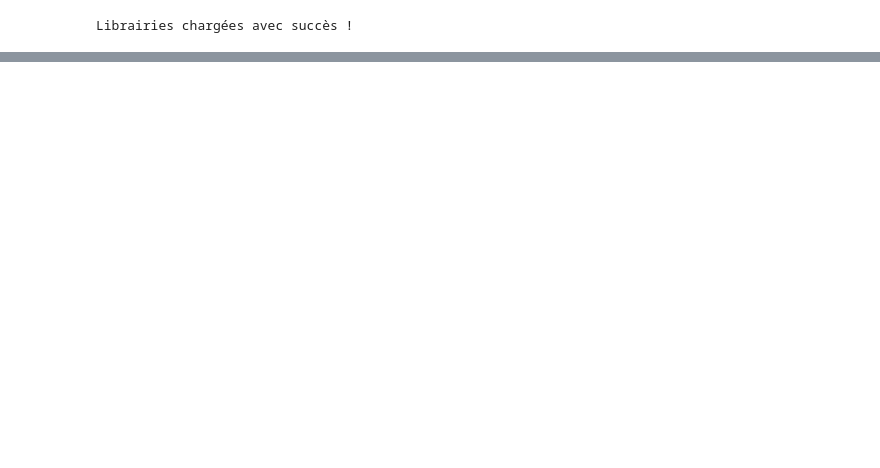
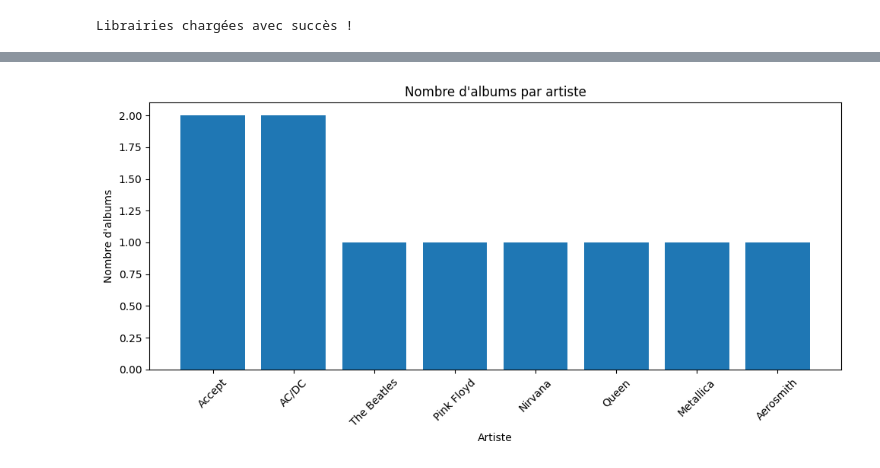
Before and after one commit to dina-yahiaoui/btp-projet-container, a Jupyter notebook: notebooks/analysis.ipynb, the cells around one changed output, grey strips where cells are left out. Cells and saved outputs as stored; diff of their text form; code cells hidden in the pictures; blank space fills up the shorter version.

Commit message:
Ajout notebook + config docker + graphes

```diff
--- a/notebooks/analysis.ipynb
+++ b/notebooks/analysis.ipynb
@@ -54,0 +88,18 @@ plt.show()
+# %%
+with get_connection() as conn:
+    sql = """
+    SELECT t.TrackId,
+           t.Name AS Piste,
+           al.Title AS Album,
+           g.Name AS Genre,
+           t.UnitPrice,
+           t.Milliseconds
+    FROM Track t
+    JOIN Album al ON t.AlbumId = al.AlbumId
+    JOIN Genre g ON t.GenreId = g.GenreId
+    ORDER BY t.TrackId
+    LIMIT 20;
+    """
+    df_tracks = pd.read_sql(sql, conn)
+
+df_tracks
@@ -54,0 +120,26 @@ plt.show()
+# %%
+import matplotlib.pyplot as plt
+
+# Récupérer les données depuis la base
+with get_connection() as conn:
+    sql = """
+    SELECT a.Name AS Artiste,
+           COUNT(al.AlbumId) AS Nombre_Albums
+    FROM Artist a
+    LEFT JOIN Album al ON a.ArtistId = al.ArtistId
+    GROUP BY a.Name
+    ORDER BY Nombre_Albums DESC;
+    """
+    df_graph = pd.read_sql(sql, conn)
+
+# Affichage du graphe
+plt.figure(figsize=(10, 5))
+plt.bar(df_graph["Artiste"], df_graph["Nombre_Albums"])
+plt.title("Nombre d'albums par artiste")
+plt.xlabel("Artiste")
+plt.ylabel("Nombre d'albums")
+plt.xticks(rotation=45)
+plt.tight_layout()
+plt.show()
+# %% [output]
+[figure, added]
```
Also changed, not shown: parts of 9 cells of this notebook, 7 other files.
